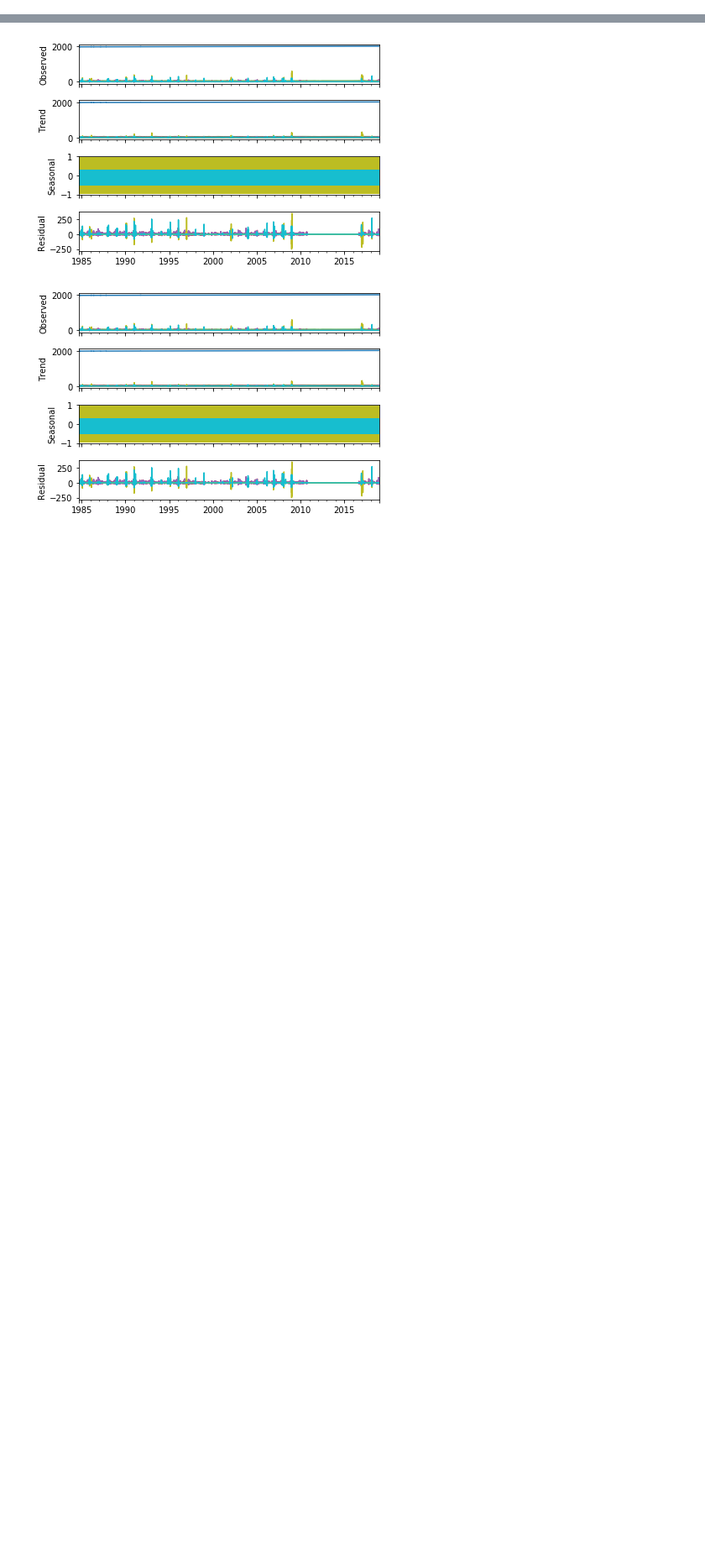
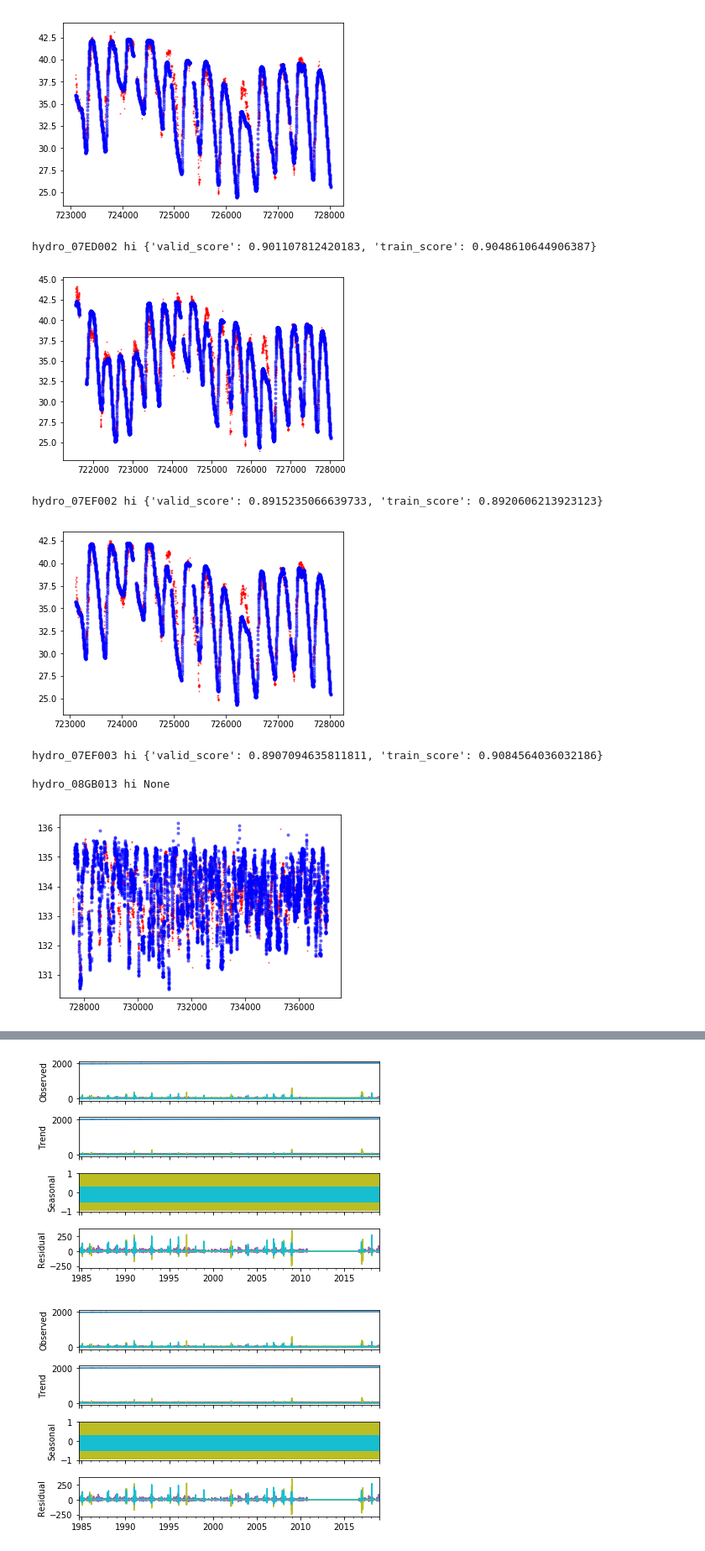
Before and after one commit to eclam/ReservoirLevels, a Jupyter notebook: test_models.ipynb, the cells around one changed output, grey strips where cells are left out. Shown at 84% size. Cells and saved outputs as stored; diff of their text form; code cells hidden in the pictures; blank space fills up the shorter version.

Commit message:
refactor test model notebook

```diff
--- a/test_models.ipynb
+++ b/test_models.ipynb
@@ -55,9 +55,8 @@ def plot_df_vals(df):
 def model_scores(model, X_train, X_valid, y_train, y_valid):
     return {'train_score': model.score(X_train, y_train), 'valid_score': model.score(X_valid, y_valid)}
 
-def train_and_generate_model(X_train, y_train, C=1, n_components=4):
+def train_and_generate_model(X_train, y_train, C, n_components, scaler):
     imputer = SimpleImputer()
-    scaler = StandardScaler()
     model = make_pipeline(
         imputer,
         scaler,
@@ -77,18 +98,12 @@ def prepare_df(df):
 # %%
 SAVE_MODELS = False
 # %%
+# test best components. 6 looks pretty good
 for key in keys:
     df = pd.read_hdf('combined_data.hdf', key=key).sort_index().dropna()
-    if len(df) == 0:
-        print(key, 'ignored')
-        continue
-    X, y = prepare_df(df)
-
-    X_train, X_valid, y_train, y_valid = train_test_split(X, y)
-
-    model = train_and_generate_model(X_train, y_train)
-    print(key, model_scores(model, X_train, X_valid, y_train, y_valid))
-    plot_model(X, y, model, key)
+    for i in range(2,8):
+        print(key, i, create_models(key, df=df, n_components=i))
+    print()
     if SAVE_MODELS:
         joblib.dump(model, 'models/model-{}.pckl'.format(key))
     #plot_errors(model, X_valid, y_valid, key)
@@ -102,0 +129,10 @@ hydro_08GB013 ignored
+# %%
+# test best C. 10e2 seems to be the best between time and scoring tradeoff
+for key in keys:
+    df = pd.read_hdf('combined_data.hdf', key=key).sort_index().dropna()
+    for i in range(-3,4):
+        print(key, i, create_models(key, df=df, C=10**i))
+    print()
+    if SAVE_MODELS:
+        joblib.dump(model, 'models/model-{}.pckl'.format(key))
+    #plot_errors(model, X_valid, y_valid, key)
@@ -102,0 +158,11 @@ hydro_08GB013 ignored
+# %%
+# test best scaler. minmax looks the best
+for key in keys:
+    df = pd.read_hdf('combined_data.hdf', key=key).sort_index().dropna()
+    print(key, 'standard', create_models(key, df=df, scaler=StandardScaler()))
+    print(key, 'minmax', create_models(key, df=df, scaler=MinMaxScaler()))
+    print(key, 'robust', create_models(key, df=df, scaler=RobustScaler()))
+    print()
+    if SAVE_MODELS:
+        joblib.dump(model, 'models/model-{}.pckl'.format(key))
+    #plot_errors(model, X_valid, y_valid, key)
@@ -102,0 +190,16 @@ hydro_08GB013 ignored
+# %%
+for key in keys:
+    print(key, 'hi', create_models(key, show_plot=True))
+    if SAVE_MODELS:
+        joblib.dump(model, 'models/model-{}.pckl'.format(key))
+    #plot_errors(model, X_valid, y_valid, key)
+# %% [output]
+[figure, added]
+hydro_07ED002 hi {'valid_score': 0.901107812420183, 'train_score': 0.9048610644906387}
+[figure, added]
+hydro_07EF002 hi {'valid_score': 0.8915235066639733, 'train_score': 0.8920606213923123}
+[figure, added]
+hydro_07EF003 hi {'valid_score': 0.8907094635811811, 'train_score': 0.9084564036032186}
+
+hydro_08GB013 hi None
+[figure, added]
```
Also changed, not shown: parts of 14 cells of this notebook.
